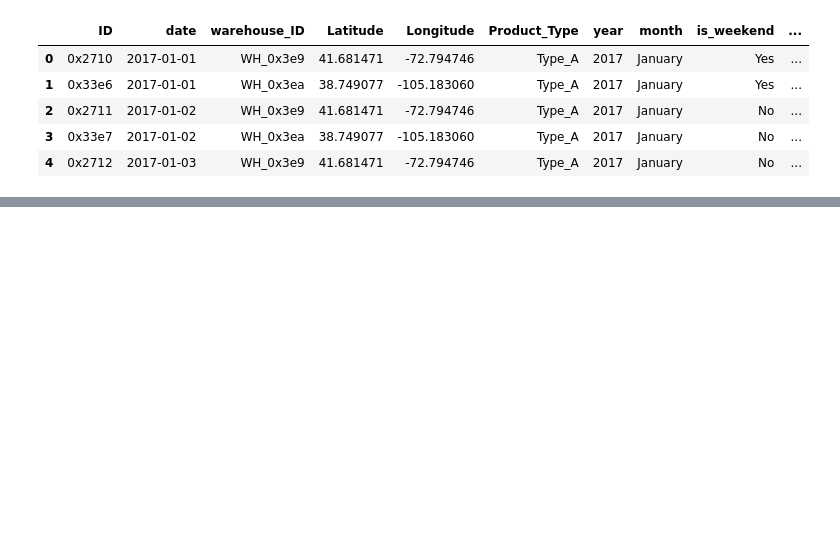
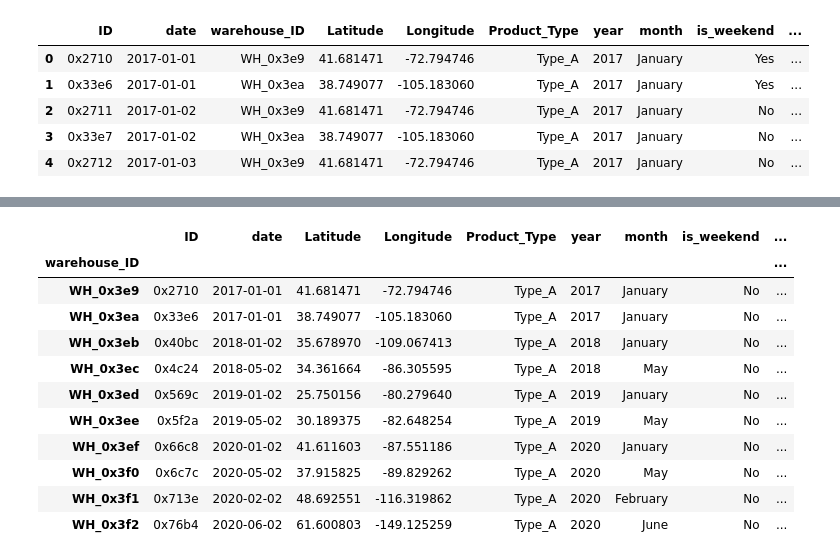
Before and after one commit to piyumaha12/Tredence-Data-Scientist-Hackathon, a Jupyter notebook: demand_forecasting.ipynb, the cells around one changed output, grey strips where cells are left out. Cells and saved outputs as stored; diff of their text form; code cells hidden in the pictures; blank space fills up the shorter version.

```diff
--- a/demand_forecasting.ipynb
+++ b/demand_forecasting.ipynb
@@ -338,0 +402,23 @@ train_complete.head()
+# %%
+train_complete['holiday'].fillna('Yes', inplace = True)
+train_complete['weekly_dispatch_count'].fillna(0, inplace = True)
+train_complete['New_cases'].fillna(0, inplace = True)
+train_complete['New_deaths'].fillna(0, inplace= True)
+# %%
+train_complete.loc[(train_complete['day_of_week'] == 6) | (train_complete['day_of_week'] == 5), 'is_weekend'] = 'Yes'
+train_complete.loc[(train_complete['day_of_week'] != 6) | (train_complete['day_of_week'] != 5), 'is_weekend'] = 'No'
+# %%
+train_complete.groupby('warehouse_ID').first()
+# %% [output]
+|  | ID | date | Latitude | Longitude | Product_Type | year | month | is_weekend | ... |
+| warehouse_ID |  |  |  |  |  |  |  |  | ... |
+| WH_0x3e9 | 0x2710 | 2017-01-01 | 41.681471 | -72.794746 | Type_A | 2017 | January | No | ... |
+| WH_0x3ea | 0x33e6 | 2017-01-01 | 38.749077 | -105.183060 | Type_A | 2017 | January | No | ... |
+| WH_0x3eb | 0x40bc | 2018-01-02 | 35.678970 | -109.067413 | Type_A | 2018 | January | No | ... |
+| WH_0x3ec | 0x4c24 | 2018-05-02 | 34.361664 | -86.305595 | Type_A | 2018 | May | No | ... |
+| WH_0x3ed | 0x569c | 2019-01-02 | 25.750156 | -80.279640 | Type_A | 2019 | January | No | ... |
+| WH_0x3ee | 0x5f2a | 2019-05-02 | 30.189375 | -82.648254 | Type_A | 2019 | May | No | ... |
+| WH_0x3ef | 0x66c8 | 2020-01-02 | 41.611603 | -87.551186 | Type_A | 2020 | January | No | ... |
+| WH_0x3f0 | 0x6c7c | 2020-05-02 | 37.915825 | -89.829262 | Type_A | 2020 | May | No | ... |
+| WH_0x3f1 | 0x713e | 2020-02-02 | 48.692551 | -116.319862 | Type_A | 2020 | February | No | ... |
+| WH_0x3f2 | 0x76b4 | 2020-06-02 | 61.600803 | -149.125259 | Type_A | 2020 | June | No | ... |
```
Also changed, not shown: parts of 22 cells of this notebook.
